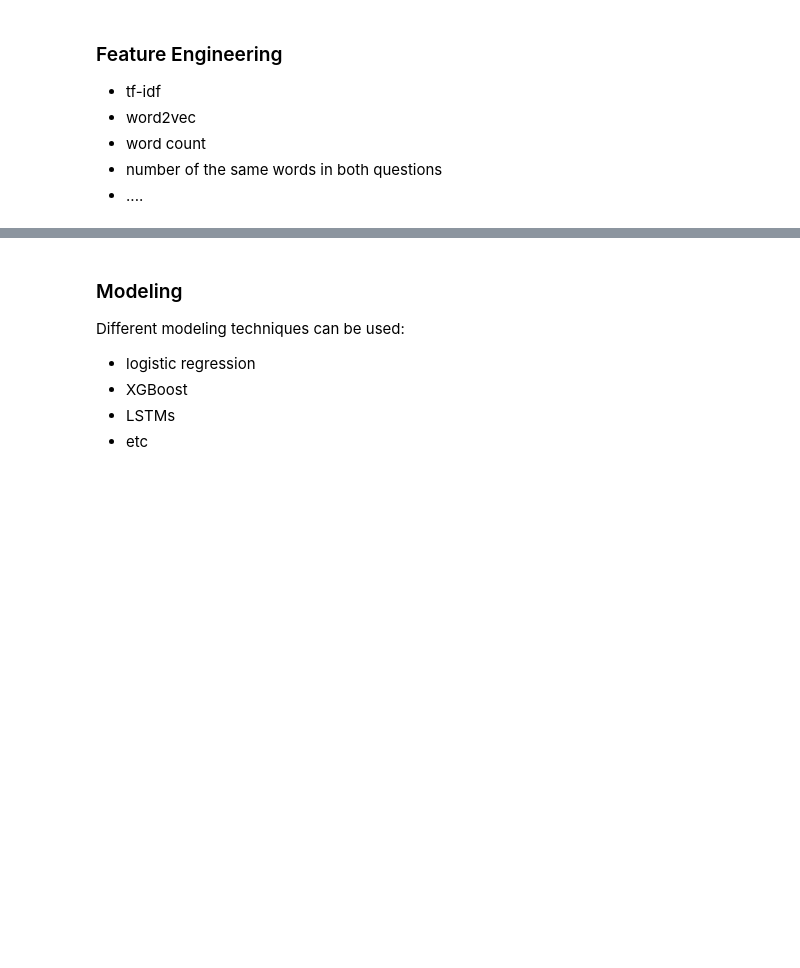
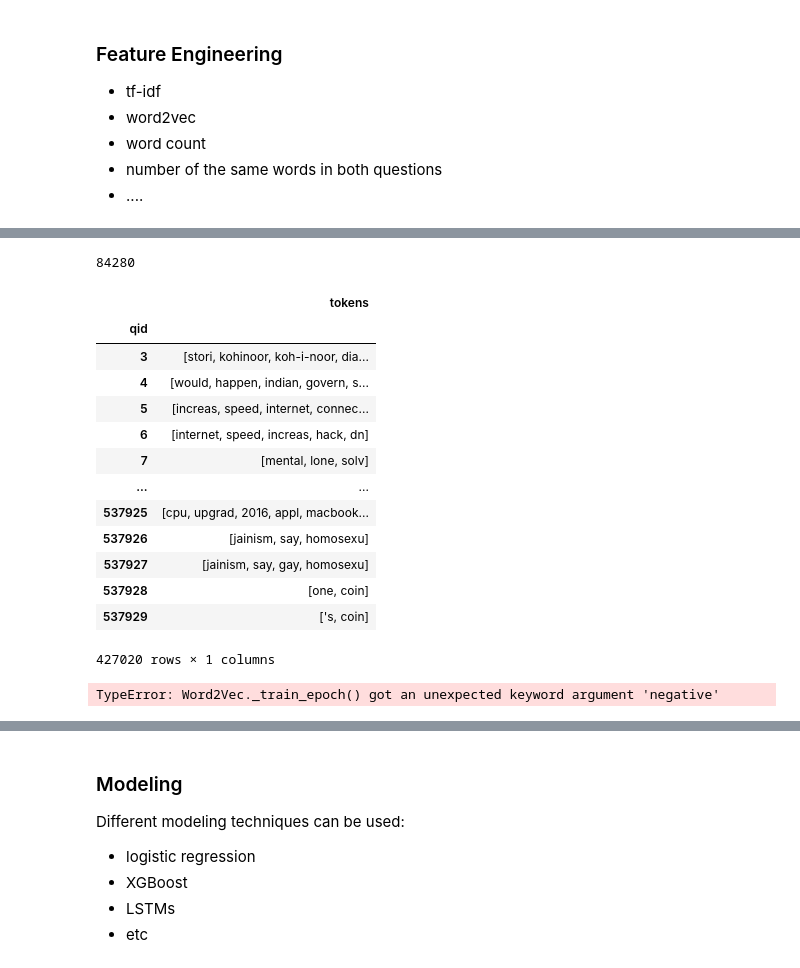
Before and after one commit to timothymhowe/quora-project, a Jupyter notebook: quora-project.ipynb, the cells around one changed output, grey strips where cells are left out. Cells and saved outputs as stored; diff of their text form; code cells hidden in the pictures; blank space fills up the shorter version.

```diff
--- a/quora-project.ipynb
+++ b/quora-project.ipynb
@@ -94,3 +187,16 @@ ax2.hist(X_train['question2'].map(lambda x: len(x.split())),bins=100, log=True);
 - word count
 - number of the same words in both questions
 - ....
+# %%
+# get uniq list of all documents for vectorization
+import numpy as np
+
+temp1 = X_train[['qid1','question1_tokens']].groupby('qid1').first()
+temp1 = temp1.reset_index()
+
+temp1.columns = ['qid','tokens']
+
+temp2 = X_train[['qid2','question2_tokens']].groupby('qid2').first()
+temp2 = temp2.reset_index()
+temp2.columns = ['qid','tokens']
+uniqs = pd.concat([temp1,temp2],axis=0).groupby('qid').first()
@@ -96,0 +270,21 @@ ax2.hist(X_train['question2'].map(lambda x: len(x.split())),bins=100, log=True);
+# %%
+len(vocab)
+# %% [output]
+84280
+# %%
+uniqs
+# %% [output]
+|  | tokens |
+| qid |  |
+| 3 | [stori, kohinoor, koh-i-noor, dia... |
+| 4 | [would, happen, indian, govern, s... |
+| 5 | [increas, speed, internet, connec... |
+| 6 | [internet, speed, increas, hack, dn] |
+| 7 | [mental, lone, solv] |
+| ... | ... |
+| 537925 | [cpu, upgrad, 2016, appl, macbook... |
+| 537926 | [jainism, say, homosexu] |
+| 537927 | [jainism, say, gay, homosexu] |
+| 537928 | [one, coin] |
+| 537929 | ['s, coin] |
+427020 rows × 1 columns
@@ -96,0 +310,4 @@ ax2.hist(X_train['question2'].map(lambda x: len(x.split())),bins=100, log=True);
+# %%
+model.train(total_words=len(vocab),total_examples=len(uniqs),corpus_iterable=documents2,epochs=5,report_delay=1)
+# %% [output]
+TypeError: Word2Vec._train_epoch() got an unexpected keyword argument 'negative'
```
Also changed, not shown: parts of 37 cells of this notebook, 1 other file.
